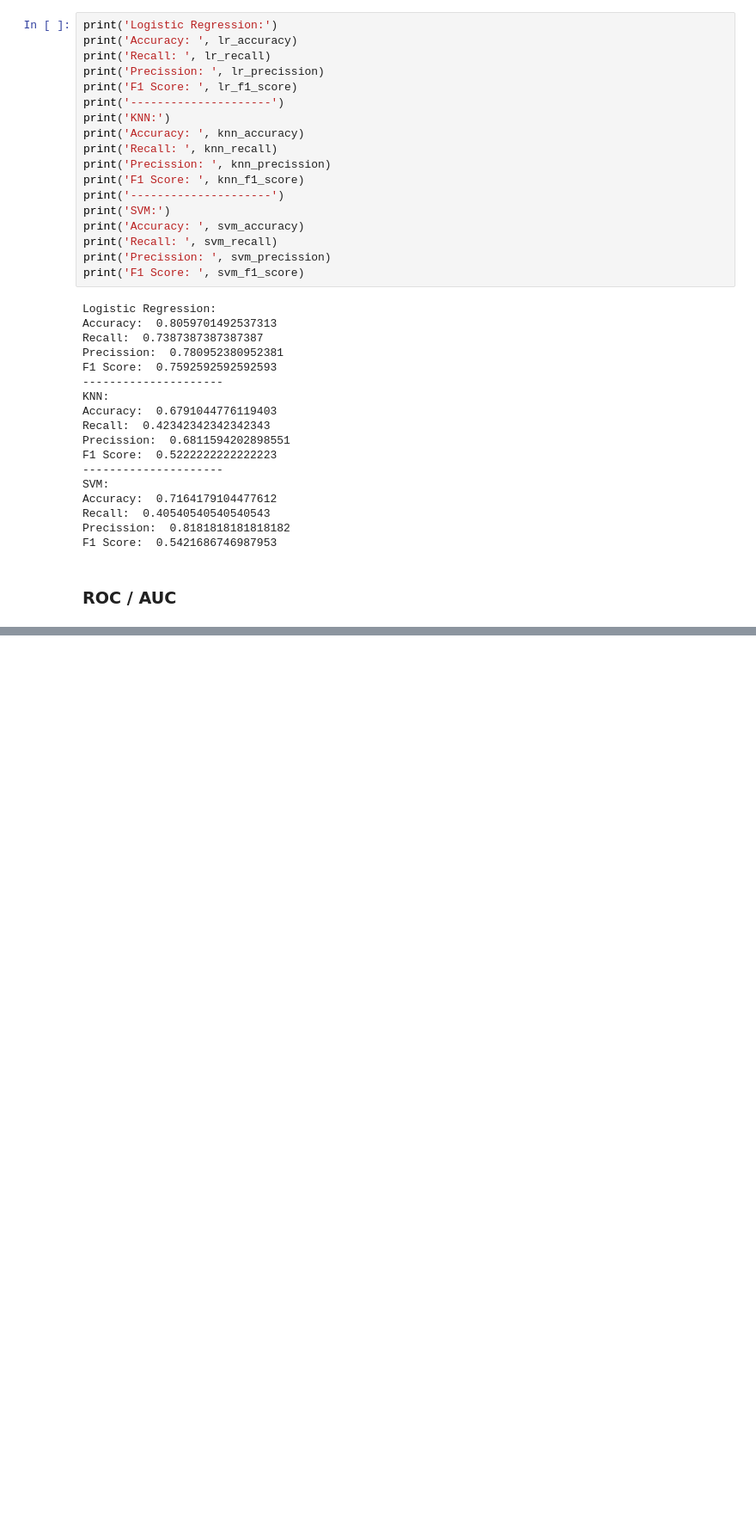
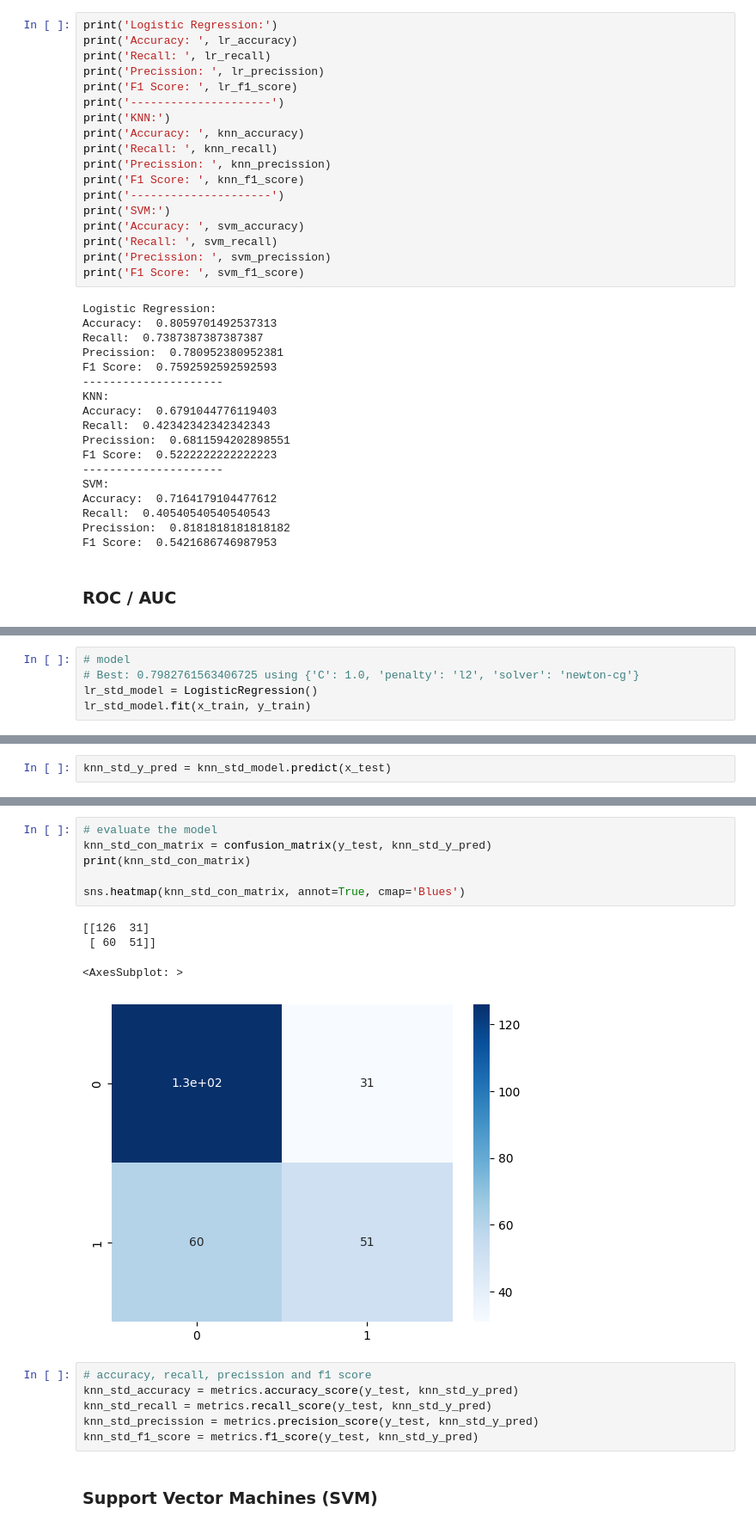
Before and after one commit to sergani/ml-titanic-survivors, a Jupyter notebook: ML - Project - Titanic Survivors.ipynb, the cells around one changed output, grey strips where cells are left out. Shown at 86% size. Drawn from its saved outputs; the diff is of its cells as text; blank space fills up the shorter version.

```diff
--- a/ML - Project - Titanic Survivors.ipynb
+++ b/ML - Project - Titanic Survivors.ipynb
@@ -780,0 +785,5 @@ SVM AUC: 0.7799391748436335
+# %%
+# model
+# Best: 0.7982761563406725 using {'C': 1.0, 'penalty': 'l2', 'solver': 'newton-cg'}
+lr_std_model = LogisticRegression()
+lr_std_model.fit(x_train, y_train)
@@ -780,0 +877,2 @@ SVM AUC: 0.7799391748436335
+# %%
+knn_std_y_pred = knn_std_model.predict(x_test)
@@ -780,0 +913,19 @@ SVM AUC: 0.7799391748436335
+# %%
+# evaluate the model
+knn_std_con_matrix = confusion_matrix(y_test, knn_std_y_pred)
+print(knn_std_con_matrix)
+
+sns.heatmap(knn_std_con_matrix, annot=True, cmap='Blues')
+# %% [output]
+[[126  31]
+ [ 60  51]]
+<AxesSubplot: >
+[figure, added]
+# %%
+# accuracy, recall, precission and f1 score
+knn_std_accuracy = metrics.accuracy_score(y_test, knn_std_y_pred)
+knn_std_recall = metrics.recall_score(y_test, knn_std_y_pred)
+knn_std_precission = metrics.precision_score(y_test, knn_std_y_pred)
+knn_std_f1_score = metrics.f1_score(y_test, knn_std_y_pred)
+# %% [markdown]
+### Support Vector Machines (SVM)
```
Also changed, not shown: parts of 38 cells of this notebook.
